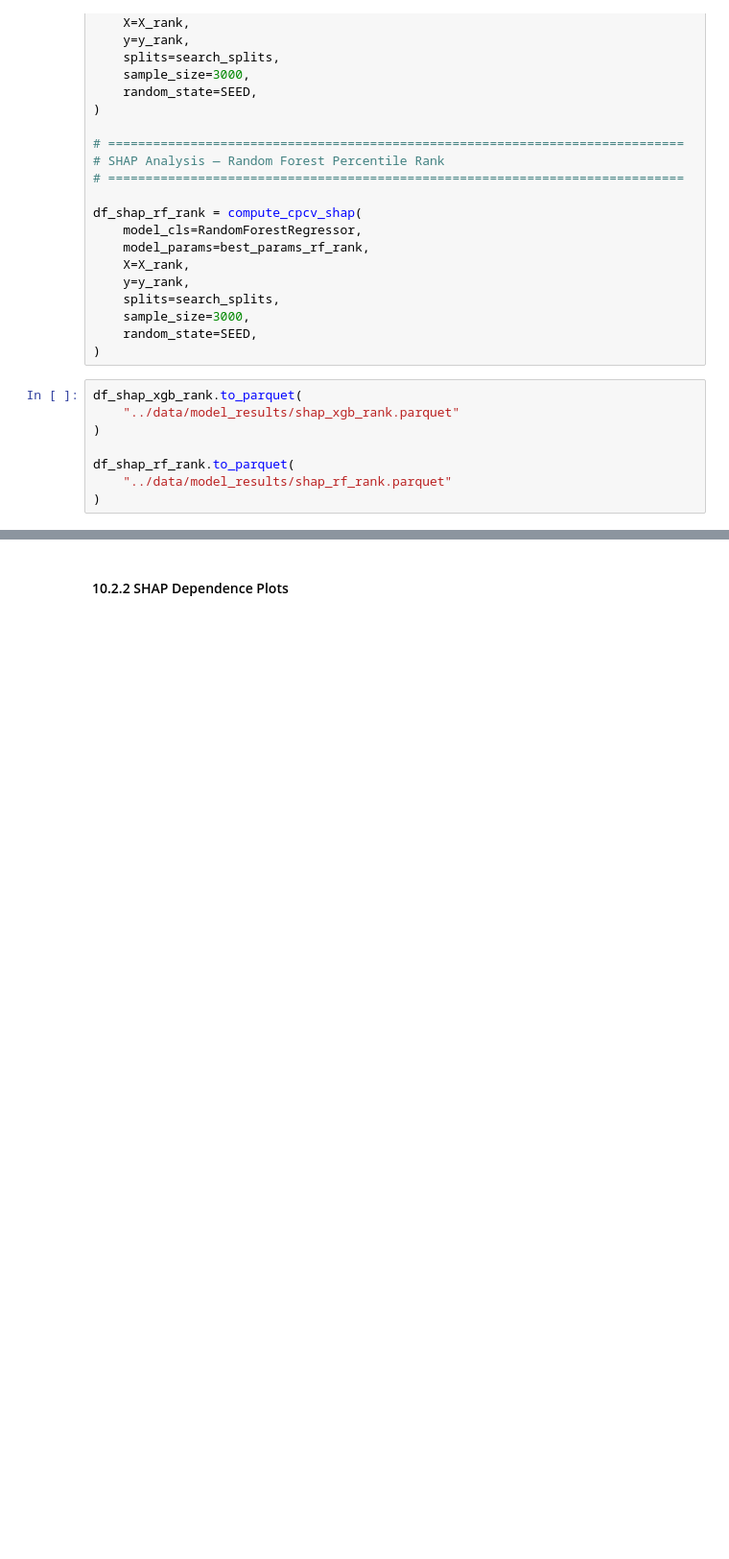
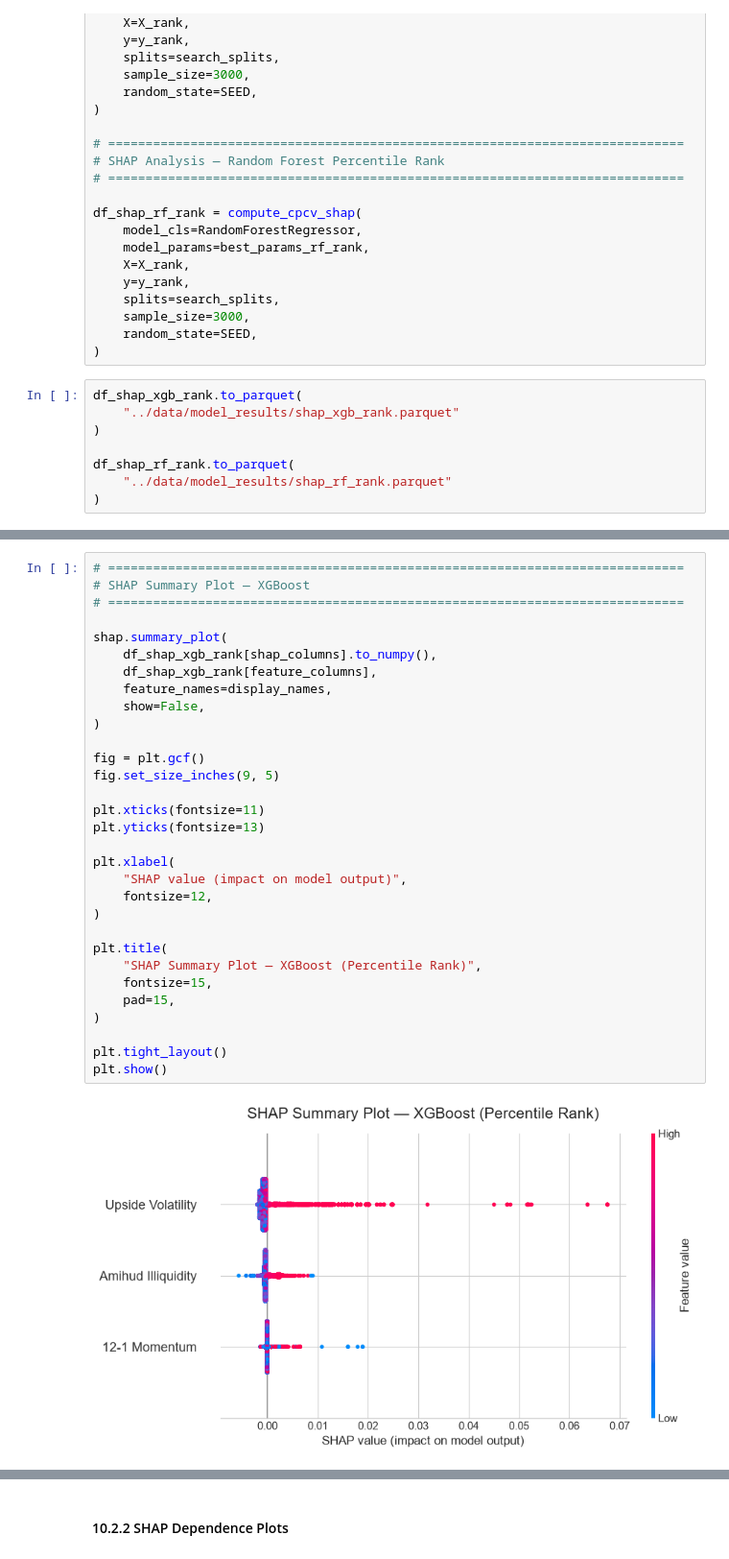
Before and after one commit to PalaciosDaniel/quant-portfolio-project, a Jupyter notebook: notebooks/06_factor_modeling.ipynb, the cells around one changed output, grey strips where cells are left out. Shown at 96% size. Drawn from its saved outputs; the diff is of its cells as text; blank space fills up the shorter version.

```diff
--- a/notebooks/06_factor_modeling.ipynb
+++ b/notebooks/06_factor_modeling.ipynb
@@ -3404,0 +3383,33 @@ df_shap_rf_rank.to_parquet(
+# %%
+# =============================================================================
+# SHAP Summary Plot — XGBoost
+# =============================================================================
+
+shap.summary_plot(
+    df_shap_xgb_rank[shap_columns].to_numpy(),
+    df_shap_xgb_rank[feature_columns],
+    feature_names=display_names,
+    show=False,
+)
+
+fig = plt.gcf()
+fig.set_size_inches(9, 5)
+
+plt.xticks(fontsize=11)
+plt.yticks(fontsize=13)
+
+plt.xlabel(
+    "SHAP value (impact on model output)",
+    fontsize=12,
+)
+
+plt.title(
+    "SHAP Summary Plot — XGBoost (Percentile Rank)",
+    fontsize=15,
+    pad=15,
+)
+
+plt.tight_layout()
+plt.show()
+# %% [output]
+[figure, added]
```
Also changed, not shown: parts of 11 cells of this notebook, 2 other files.
